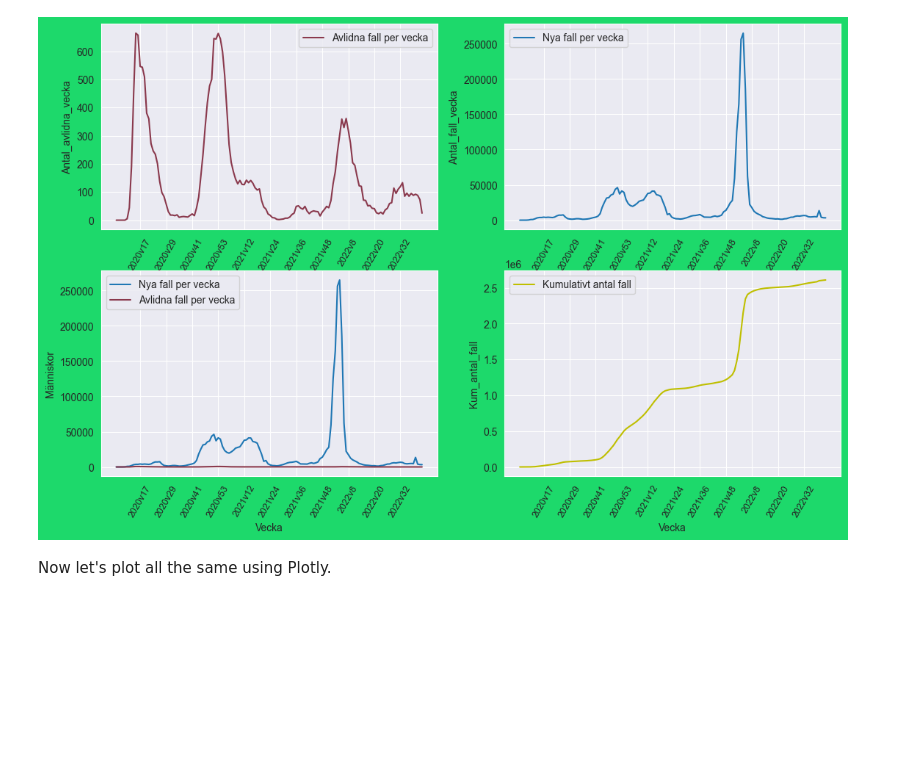
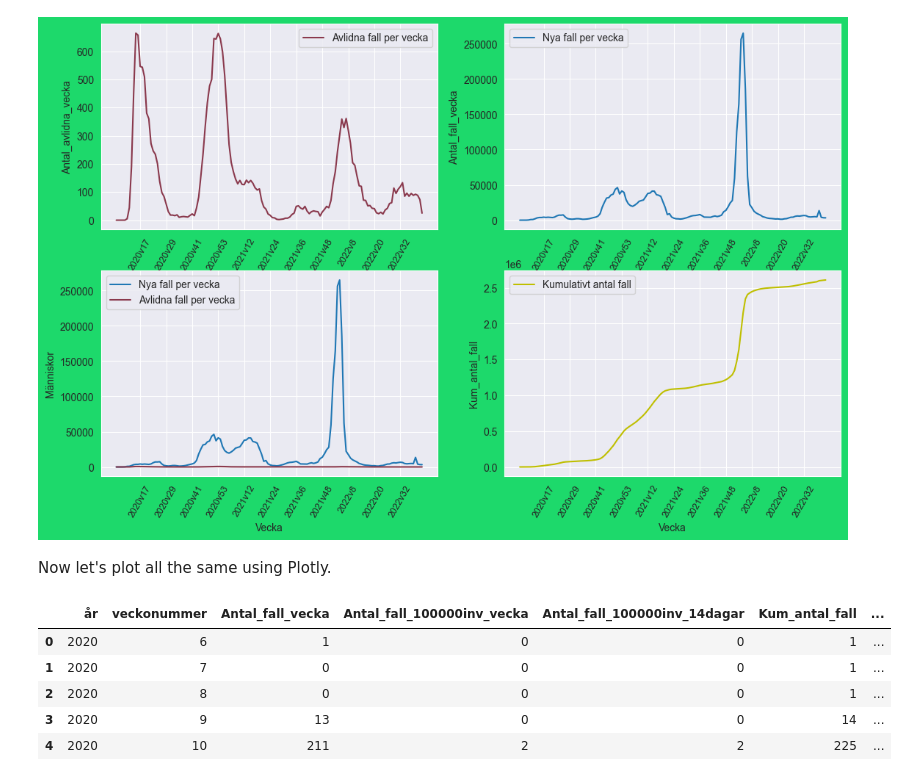
Before and after one commit to MaryKavalion/Data_Processing-Mary-Kavalionak, a Jupyter notebook: Lab-Covid19/Part 1. Warming_up_COVID19data.ipynb, the cells around one changed output. Cells and saved outputs as stored; diff of their text form; code cells hidden in the pictures; blank space fills up the shorter version.

```diff
--- a/Lab-Covid19/Part 1. Warming_up_COVID19data.ipynb
+++ b/Lab-Covid19/Part 1. Warming_up_COVID19data.ipynb
@@ -251,0 +254,9 @@ Now let's plot all the same using Plotly.
+# %%
+covid_data_weekly.head()
+# %% [output]
+|  | år | veckonummer | Antal_fall_vecka | Antal_fall_100000inv_vecka | Antal_fall_100000inv_14dagar | Kum_antal_fall | ... |
+| 0 | 2020 | 6 | 1 | 0 | 0 | 1 | ... |
+| 1 | 2020 | 7 | 0 | 0 | 0 | 1 | ... |
+| 2 | 2020 | 8 | 0 | 0 | 0 | 1 | ... |
+| 3 | 2020 | 9 | 13 | 0 | 0 | 14 | ... |
+| 4 | 2020 | 10 | 211 | 2 | 2 | 225 | ... |
```
Also changed, not shown: parts of 9 cells of this notebook, 4 other files.
